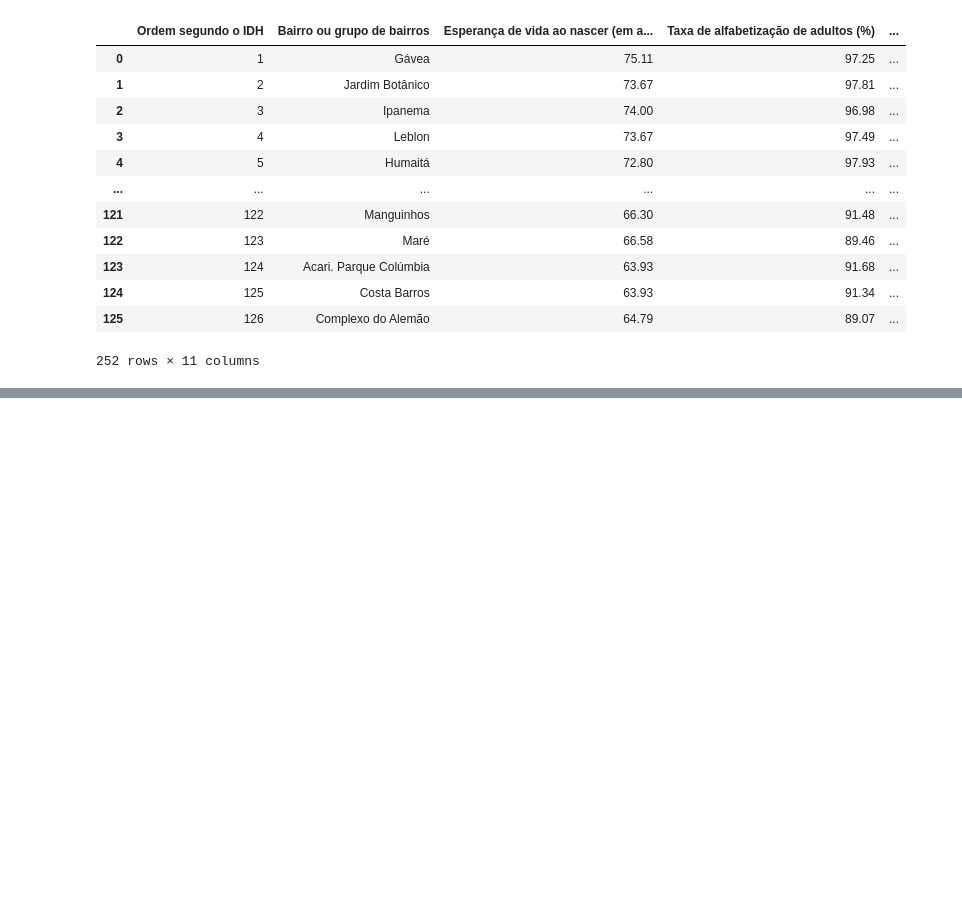
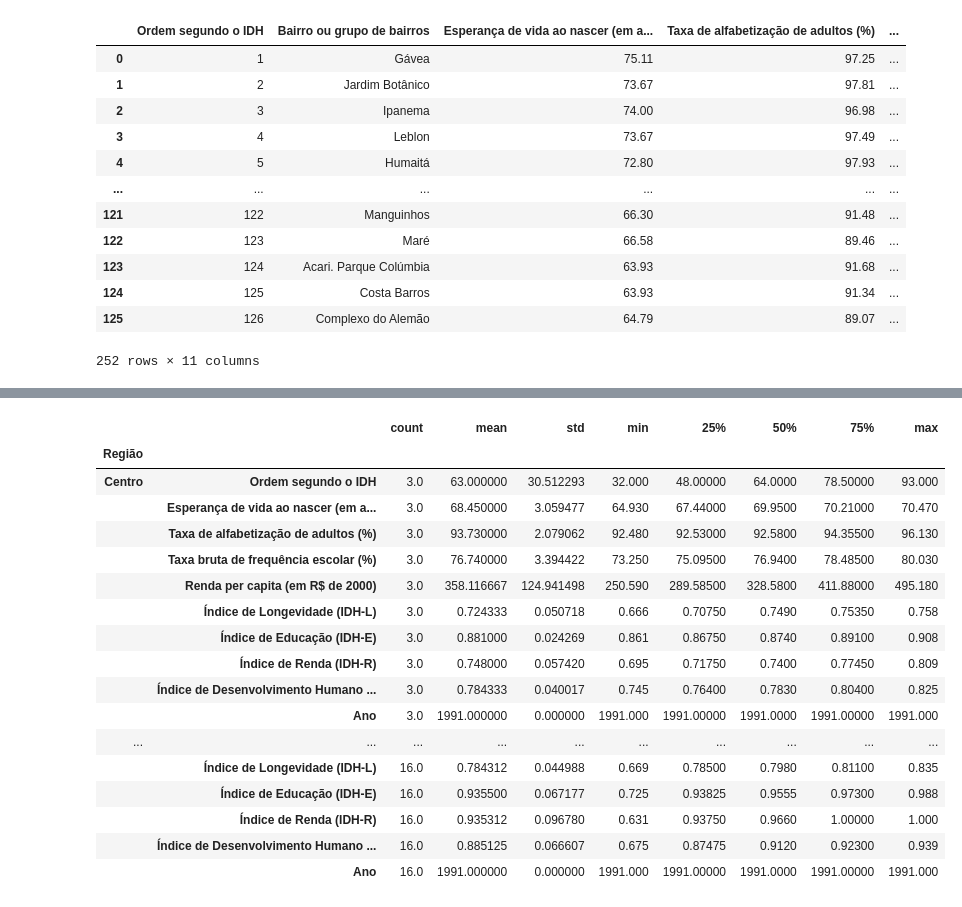
Before and after one commit to daiass/Projeto-Final, a Jupyter notebook: Analise.ipynb, the cells around one changed output, grey strips where cells are left out. Saved outputs shown, nothing was run; the diff lists cells and outputs as text; code cells hidden in the pictures; blank space fills up the shorter version.

```diff
--- a/Analise.ipynb
+++ b/Analise.ipynb
@@ -259,0 +267,24 @@ df_idh
+# %%
+pd.set_option('display.max_rows', None)
+# %%
+df_estatisticas_1991 = df_idh[df_idh['Ano'] == 1991].groupby('Região').apply(lambda x: x.describe().T)
+df_estatisticas_1991
+# %% [output]
+|  |  | count | mean | std | min | 25% | 50% | 75% | max |
+| Região |  |  |  |  |  |  |  |  |  |
+| Centro | Ordem segundo o IDH | 3.0 | 63.000000 | 30.512293 | 32.000 | 48.00000 | 64.0000 | 78.50000 | 93.000 |
+|  | Esperança de vida ao nascer (em a... | 3.0 | 68.450000 | 3.059477 | 64.930 | 67.44000 | 69.9500 | 70.21000 | 70.470 |
+|  | Taxa de alfabetização de adultos (%) | 3.0 | 93.730000 | 2.079062 | 92.480 | 92.53000 | 92.5800 | 94.35500 | 96.130 |
+|  | Taxa bruta de frequência escolar (%) | 3.0 | 76.740000 | 3.394422 | 73.250 | 75.09500 | 76.9400 | 78.48500 | 80.030 |
+|  | Renda per capita (em R$ de 2000) | 3.0 | 358.116667 | 124.941498 | 250.590 | 289.58500 | 328.5800 | 411.88000 | 495.180 |
+|  | Índice de Longevidade (IDH-L) | 3.0 | 0.724333 | 0.050718 | 0.666 | 0.70750 | 0.7490 | 0.75350 | 0.758 |
+|  | Índice de Educação (IDH-E) | 3.0 | 0.881000 | 0.024269 | 0.861 | 0.86750 | 0.8740 | 0.89100 | 0.908 |
+|  | Índice de Renda (IDH-R) | 3.0 | 0.748000 | 0.057420 | 0.695 | 0.71750 | 0.7400 | 0.77450 | 0.809 |
+|  | Índice de Desenvolvimento Humano ... | 3.0 | 0.784333 | 0.040017 | 0.745 | 0.76400 | 0.7830 | 0.80400 | 0.825 |
+|  | Ano | 3.0 | 1991.000000 | 0.000000 | 1991.000 | 1991.00000 | 1991.0000 | 1991.00000 | 1991.000 |
+| ... | ... | ... | ... | ... | ... | ... | ... | ... | ... |
+|  | Índice de Longevidade (IDH-L) | 16.0 | 0.784312 | 0.044988 | 0.669 | 0.78500 | 0.7980 | 0.81100 | 0.835 |
+|  | Índice de Educação (IDH-E) | 16.0 | 0.935500 | 0.067177 | 0.725 | 0.93825 | 0.9555 | 0.97300 | 0.988 |
+|  | Índice de Renda (IDH-R) | 16.0 | 0.935312 | 0.096780 | 0.631 | 0.93750 | 0.9660 | 1.00000 | 1.000 |
+|  | Índice de Desenvolvimento Humano ... | 16.0 | 0.885125 | 0.066607 | 0.675 | 0.87475 | 0.9120 | 0.92300 | 0.939 |
+|  | Ano | 16.0 | 1991.000000 | 0.000000 | 1991.000 | 1991.00000 | 1991.0000 | 1991.00000 | 1991.000 |
```
Also changed, not shown: parts of 10 cells of this notebook, 1 other file.
